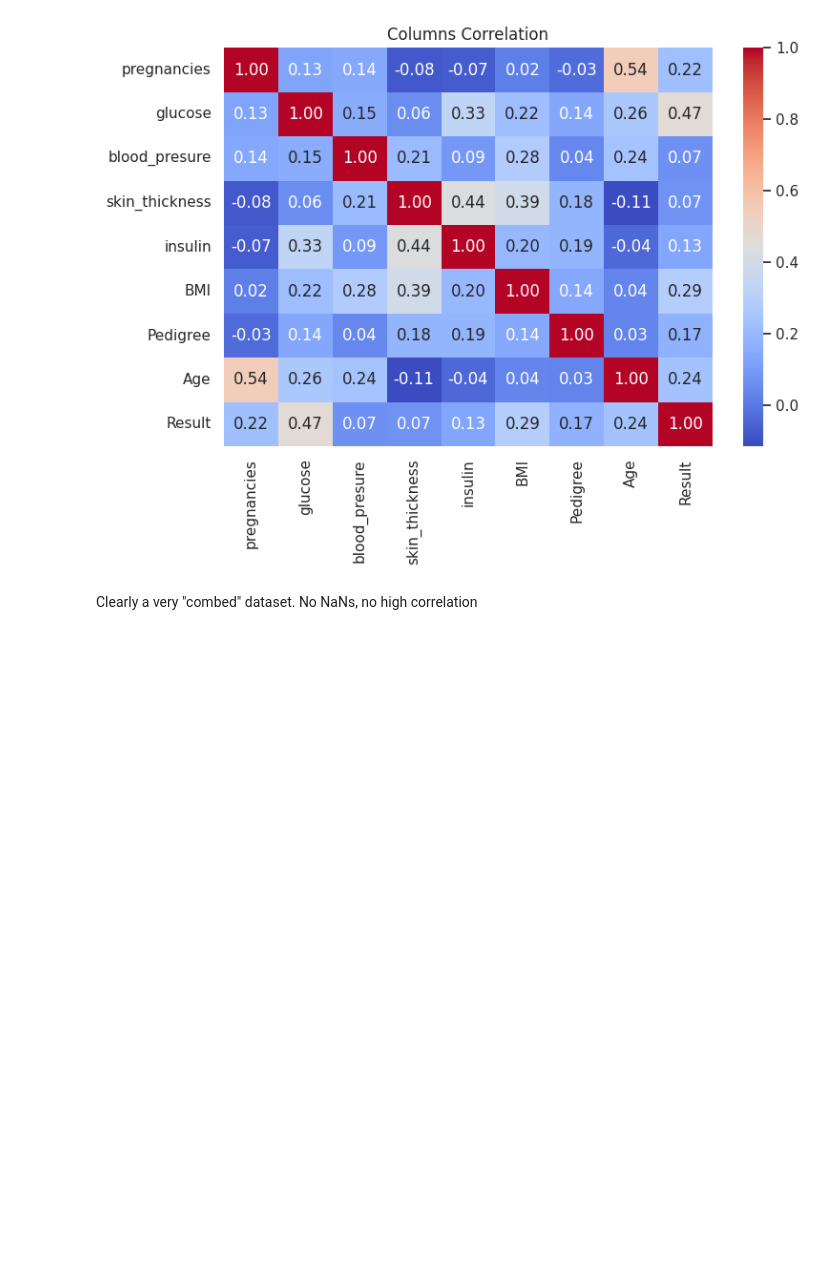
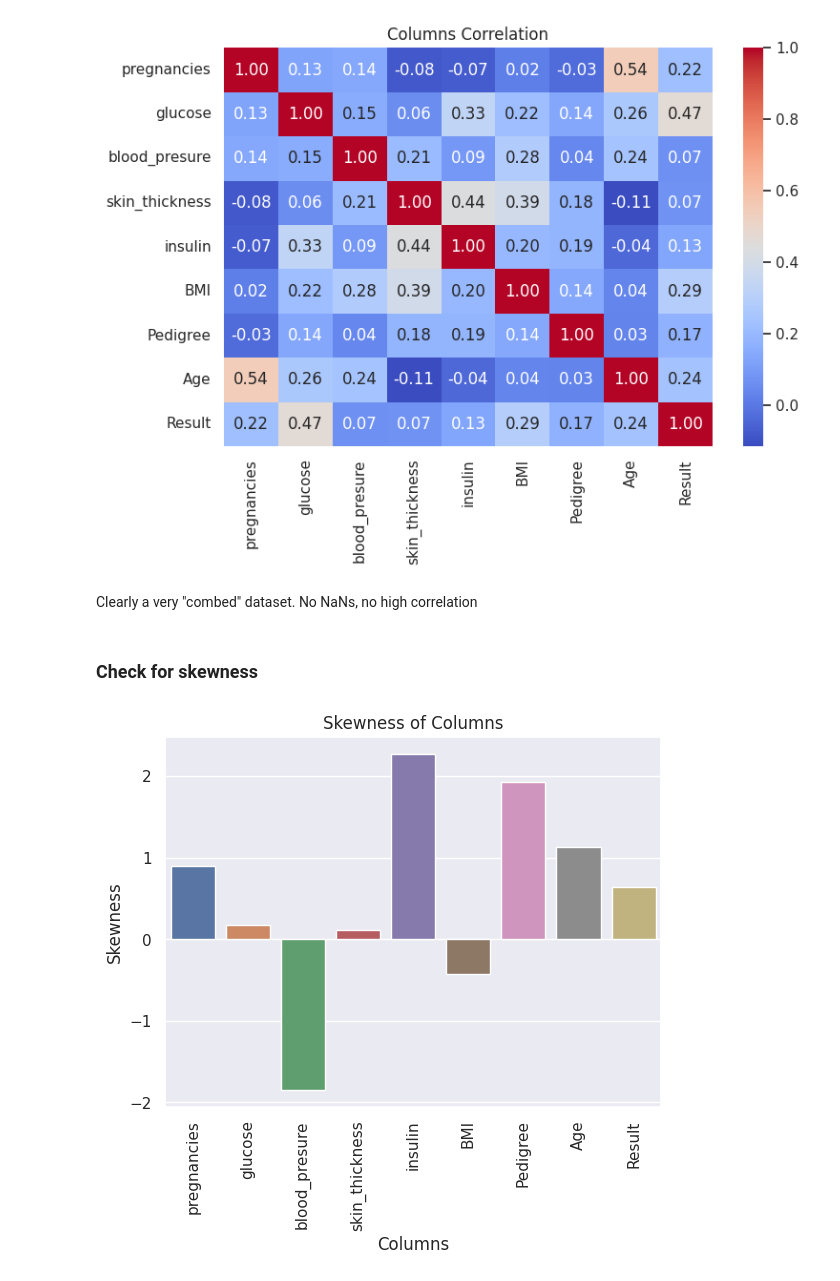
Before and after one commit to Dimildizio/DArc_course, a Jupyter notebook: EDA/PimaKaggle/Pima_indians_kaggle.ipynb, the cells around one changed output. Cells and saved outputs as stored; diff of their text form; code cells hidden in the pictures; blank space fills up the shorter version.

Commit message:
Add distribution and density plots and check for suspicious values in parameters

```diff
--- a/EDA/PimaKaggle/Pima_indians_kaggle.ipynb
+++ b/EDA/PimaKaggle/Pima_indians_kaggle.ipynb
@@ -18,7 +18,7 @@ from matplotlib import pyplot as plt
 %%capture
 !wget -O pima.csv https://raw.githubusercontent.com/Dimildizio/DArc_course/main/EDA/PimaKaggle/pima-indians-diabetes.csv
 # %%
-columns = ['pregnancies','glucose', 'blood_presure', 'skin_thickness', 'insulin', 'BMI', 'Pedigree', 'Age', 'Result']
+columns = ['pregnancies','glucose', 'blood_pressure', 'skin_thickness', 'insulin', 'BMI', 'Pedigree', 'Age', 'Result']
 data = pd.read_csv('pima.csv', names = columns)
 data.head()
 # %% [output]
@@ -103,3 +103,15 @@ plt.tight_layout()
 [figure]
 # %% [markdown]
 Clearly a very "combed" dataset. No NaNs, no high correlation
+# %% [markdown]
+### Check for skewness
+# %%
+skewness = data.skew()
+sns.barplot(x=skewness.index, y=skewness)
+plt.xticks(rotation=90)
+plt.xlabel('Columns')
+plt.ylabel('Skewness')
+plt.title('Skewness of Columns')
+plt.show()
+# %% [output]
+[figure, added]
```
Also changed, not shown: parts of 7 cells of this notebook.
